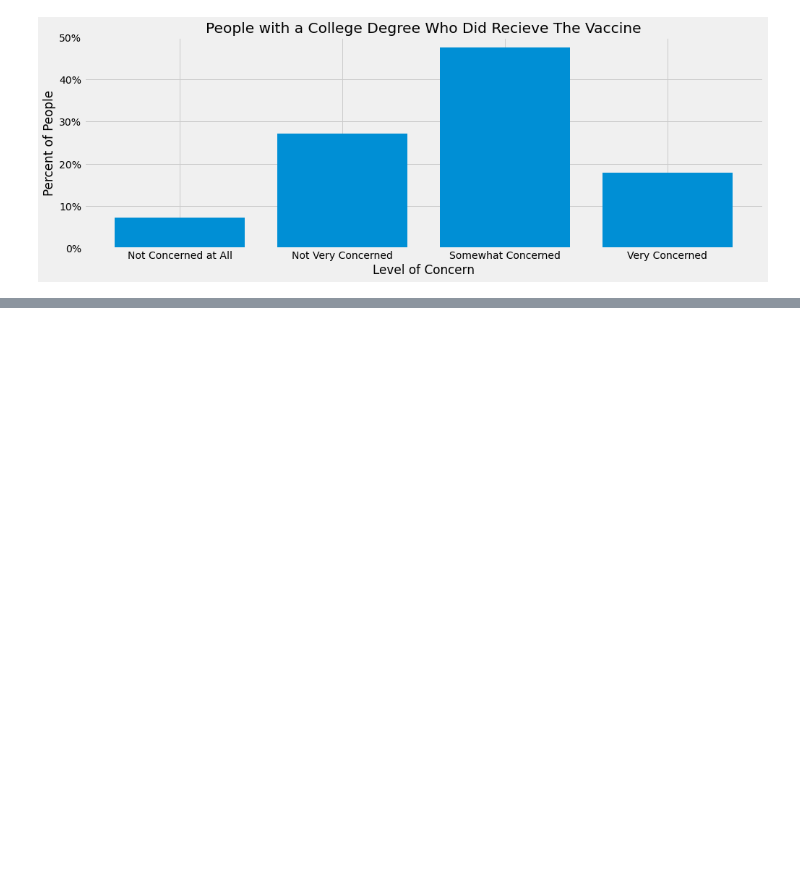
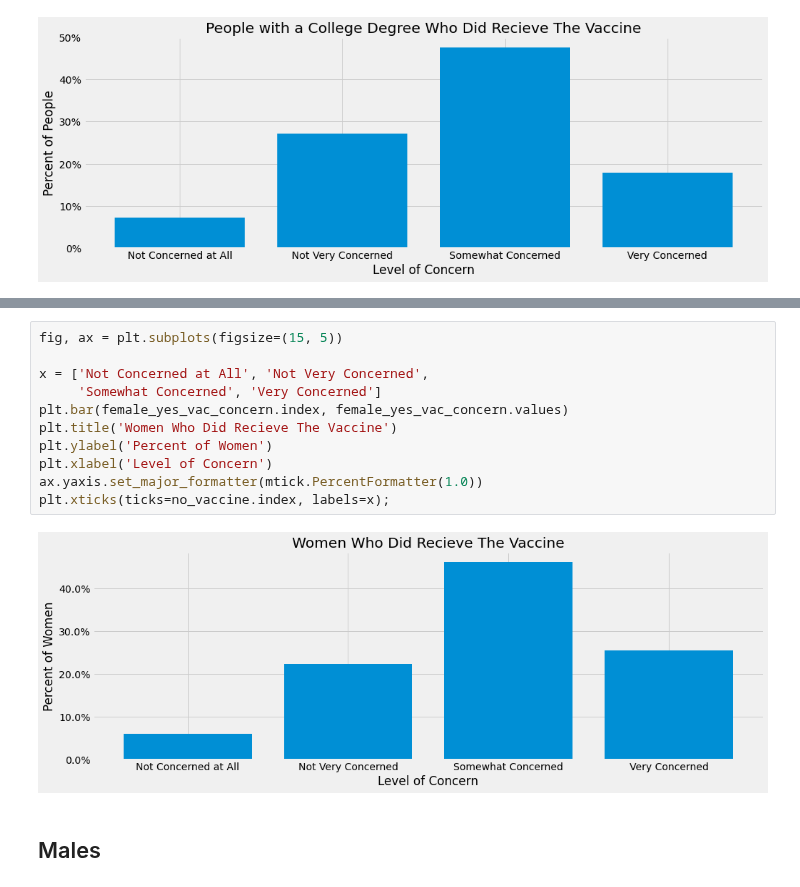
Before and after one commit to mankah/Capstone, a Jupyter notebook: H1N1_Analysis.ipynb, the cells around one changed output, grey strips where cells are left out. Saved outputs shown, nothing was run; the diff lists cells and outputs as text; blank space fills up the shorter version.

```diff
--- a/H1N1_Analysis.ipynb
+++ b/H1N1_Analysis.ipynb
@@ -1019,0 +1062,15 @@ plt.xticks(ticks=no_vaccine.index, labels=x);
+# %%
+fig, ax = plt.subplots(figsize=(15, 5))
+
+x = ['Not Concerned at All', 'Not Very Concerned',
+     'Somewhat Concerned', 'Very Concerned']
+plt.bar(female_yes_vac_concern.index, female_yes_vac_concern.values)
+plt.title('Women Who Did Recieve The Vaccine')
+plt.ylabel('Percent of Women')
+plt.xlabel('Level of Concern')
+ax.yaxis.set_major_formatter(mtick.PercentFormatter(1.0))
+plt.xticks(ticks=no_vaccine.index, labels=x);
+# %% [output]
+[figure, added]
+# %% [markdown]
+## Males
```
Also changed, not shown: parts of 20 cells of this notebook.
